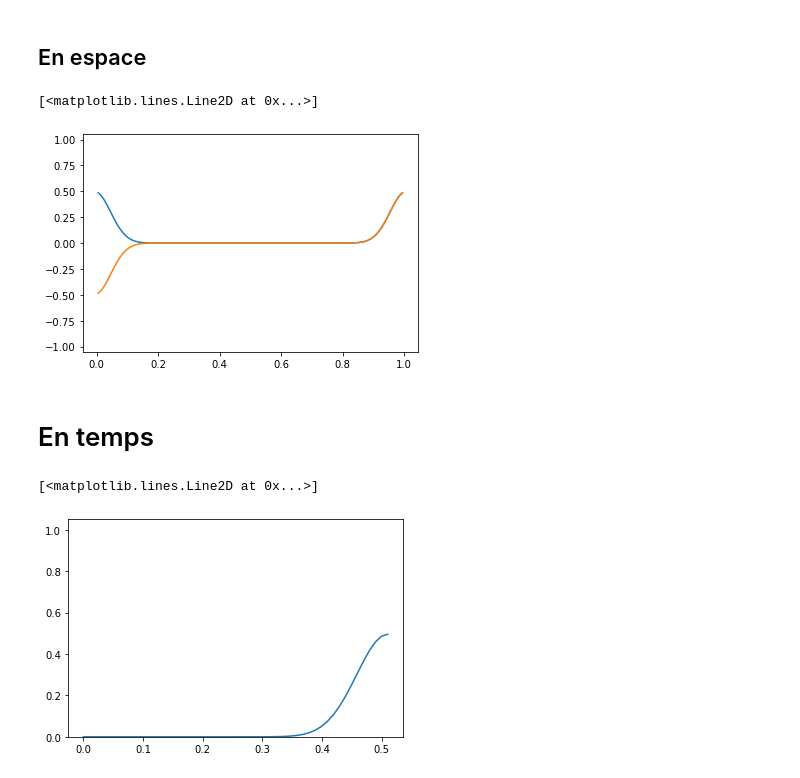
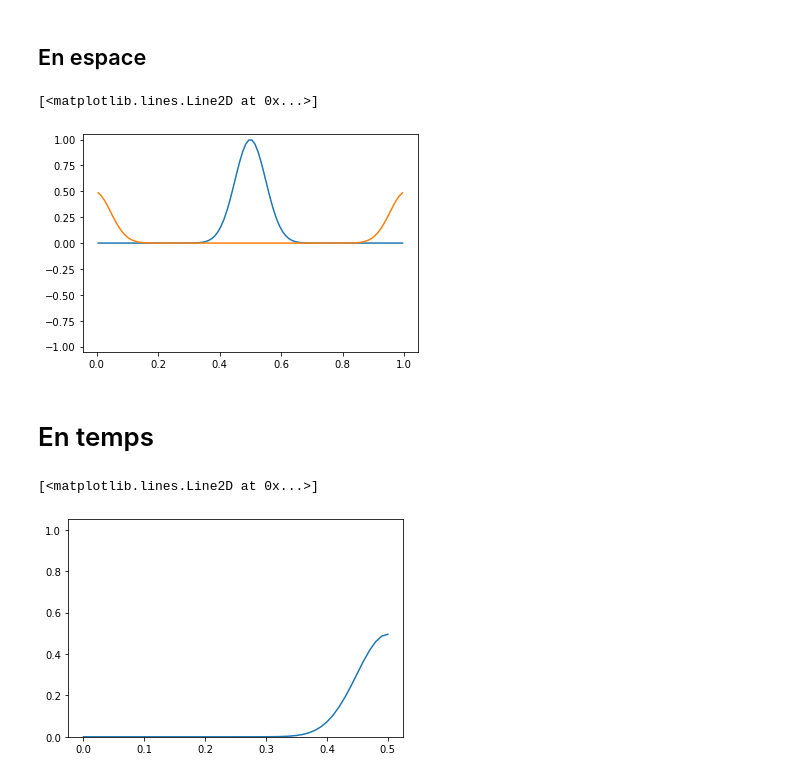
Before and after one commit to ddrous/projet-inverse-2d, a Jupyter notebook: src/notebook/analyse_des_donnees.ipynb, the cells around one changed output. Cells and saved outputs as stored; diff of their text form; code cells hidden in the pictures.

```diff
--- a/src/notebook/analyse_des_donnees.ipynb
+++ b/src/notebook/analyse_des_donnees.ipynb
@@ -68,7 +68,7 @@ Volume in drive C has no label.
 # %% [markdown]
 ## En espace
 # %%
-types = {'x_min':float, 'x_max':float, 'N':int, 'c':float, 'a':float, 'C_v':float, 'CFL':float, 'epsilon':float, 't_final':float, 'rho_expr':str, 'sigma_a_expr':str, 'sigma_c_expr':str, 'E_x_0_expr':str, 'F_x_0_expr':str, 'T_x_0_expr':str, 'dt':float, 'time_steps':int, 'x':str, 'rho':str, 'sigma_a':str, 'sigma_c':str, 'E_init':str, 'E_final':str, 'F_init':str, 'F_final':str, 'T_init':str, 'T_final':str}
+types = {'x_min':float, 'x_max':float, 'N':int, 'c':float, 'a':float, 'C_v':float, 'CFL':float, 'epsilon':float, 't_final':float, 'rho_expr':str, 'sigma_a_expr':str, 'sigma_c_expr':str, 'E_init_expr':str, 'F_init_expr':str, 'T_init_expr':str, 'dt':float, 'step_count':int, 'x':str, 'rho':str, 'sigma_a':str, 'sigma_c':str, 'E_init':str, 'E_final':str, 'F_init':str, 'F_final':str, 'T_init':str, 'T_final':str}
 
 df_space = pd.read_csv(df_spatial_path, thousands=',', dtype=types)
 
@@ -134,43 +134,43 @@ df_time.head(1)
 # %%
 """ plot pour la premiere ligne"""
 # x_expr = df_space.loc[2, 'rho_exp']
 # x_expr
 
 index = 0
 
 x = df_space.loc[index, 'x']
 type(x)
 x = np.array(ast.literal_eval(x))
 # print(x)
 
-y1 = df_space.loc[index, 'E_final']
-y2 = df_space.loc[index, 'F_final']
+y1 = df_space.loc[index, 'E_init']
+y2 = df_space.loc[index, 'E_final']
 # y = df_space.loc[index, 'sigma_c']
 # y = df_space.loc[index, 'T_init']
 # y = df_space.loc[index, 'T_final']
 # y = df_space.loc[index, 'rho']
 type(x)
 y1 = np.array(ast.literal_eval(y1))
 y2 = np.array(ast.literal_eval(y2))
 # print(y)
 
 ax = plt.gca()
 ax.set_ylim([-1.05, 1.05])
 ax.plot(x, y1)
 ax.plot(x, y2)
 # %% [output]
 [<matplotlib.lines.Line2D at 0x...>]
-[figure, old version]
+[figure, new version]
 # %% [markdown]
 # En temps
 # %%
 index = 0
 
-time_steps = df_time.loc[index, 'time_steps']
+time_steps = df_time.loc[index, 'step_count']
 t_final = df_time.loc[index, 't_final']
 dt = df_time.loc[index, 'dt']
 
-t = np.linspace(0, t_final+dt, time_steps)
+t = np.linspace(0, t_final, time_steps)
 
 y = df_time.loc[index, 'E_right']
 y = np.array(ast.literal_eval(y))
@@ -180,4 +180,4 @@ ax.set_ylim([0, 1.05])
 ax.plot(t, y)
 # %% [output]
 [<matplotlib.lines.Line2D at 0x...>]
-[figure, old version]
+[figure, new version]
```
Also changed, not shown: parts of 4 cells of this notebook, 22 other files.
